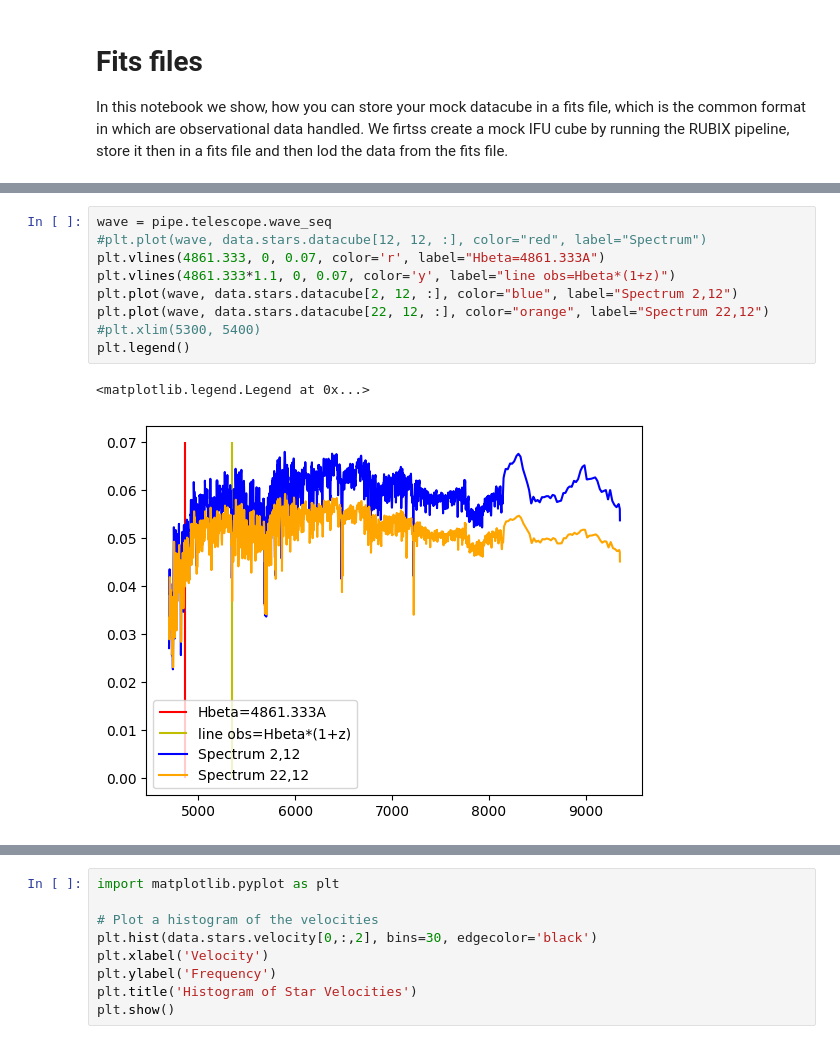
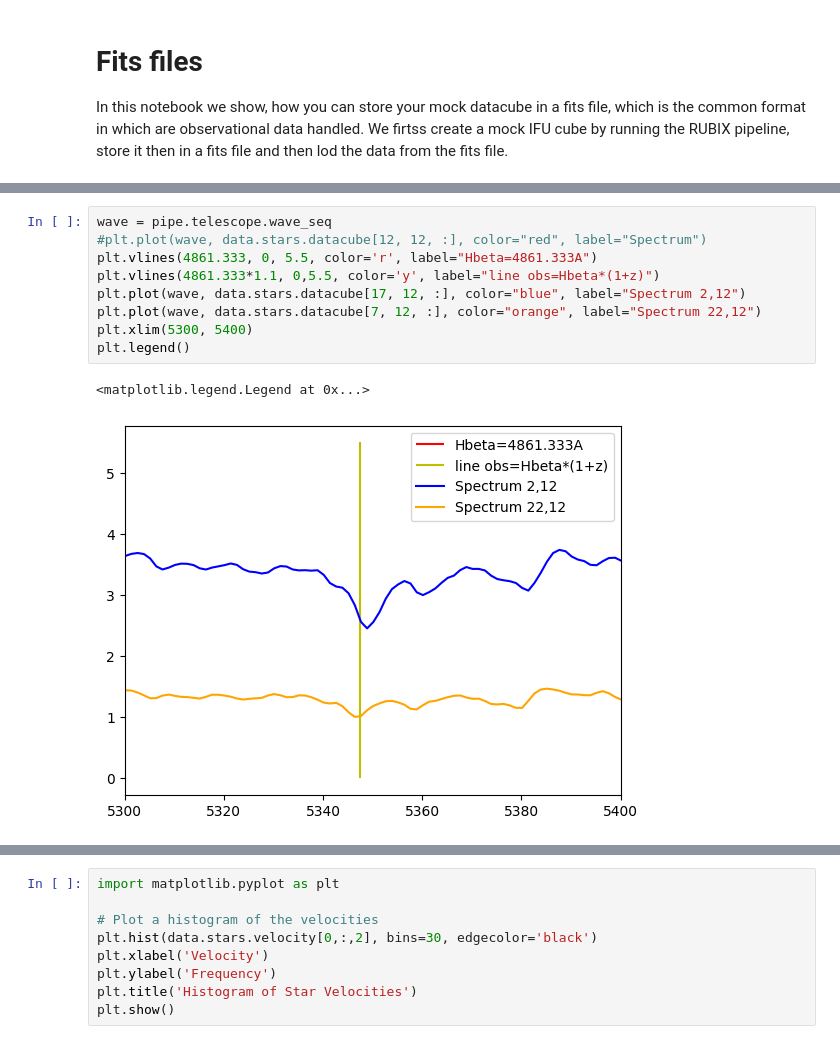
Before and after one commit to ufuk-cakir/rubix, a Jupyter notebook: notebooks/fits_file.ipynb, the cells around one changed output, grey strips where cells are left out. Cells and saved outputs as stored; diff of their text form.

```diff
--- a/notebooks/fits_file.ipynb
+++ b/notebooks/fits_file.ipynb
@@ -100,12 +94,12 @@ plt.plot(22,12, 'x', color="orange")
 # %%
 wave = pipe.telescope.wave_seq
 #plt.plot(wave, data.stars.datacube[12, 12, :], color="red", label="Spectrum")
-plt.vlines(4861.333, 0, 0.07, color='r', label="Hbeta=4861.333A")
-plt.vlines(4861.333*1.1, 0, 0.07, color='y', label="line obs=Hbeta*(1+z)")
-plt.plot(wave, data.stars.datacube[2, 12, :], color="blue", label="Spectrum 2,12")
-plt.plot(wave, data.stars.datacube[22, 12, :], color="orange", label="Spectrum 22,12")
-#plt.xlim(5300, 5400)
+plt.vlines(4861.333, 0, 5.5, color='r', label="Hbeta=4861.333A")
+plt.vlines(4861.333*1.1, 0,5.5, color='y', label="line obs=Hbeta*(1+z)")
+plt.plot(wave, data.stars.datacube[17, 12, :], color="blue", label="Spectrum 2,12")
+plt.plot(wave, data.stars.datacube[7, 12, :], color="orange", label="Spectrum 22,12")
+plt.xlim(5300, 5400)
 plt.legend()
 # %% [output]
 <matplotlib.legend.Legend at 0x...>
-[figure, old version]
+[figure, new version]
```
Also changed, not shown: parts of 5 cells of this notebook.
